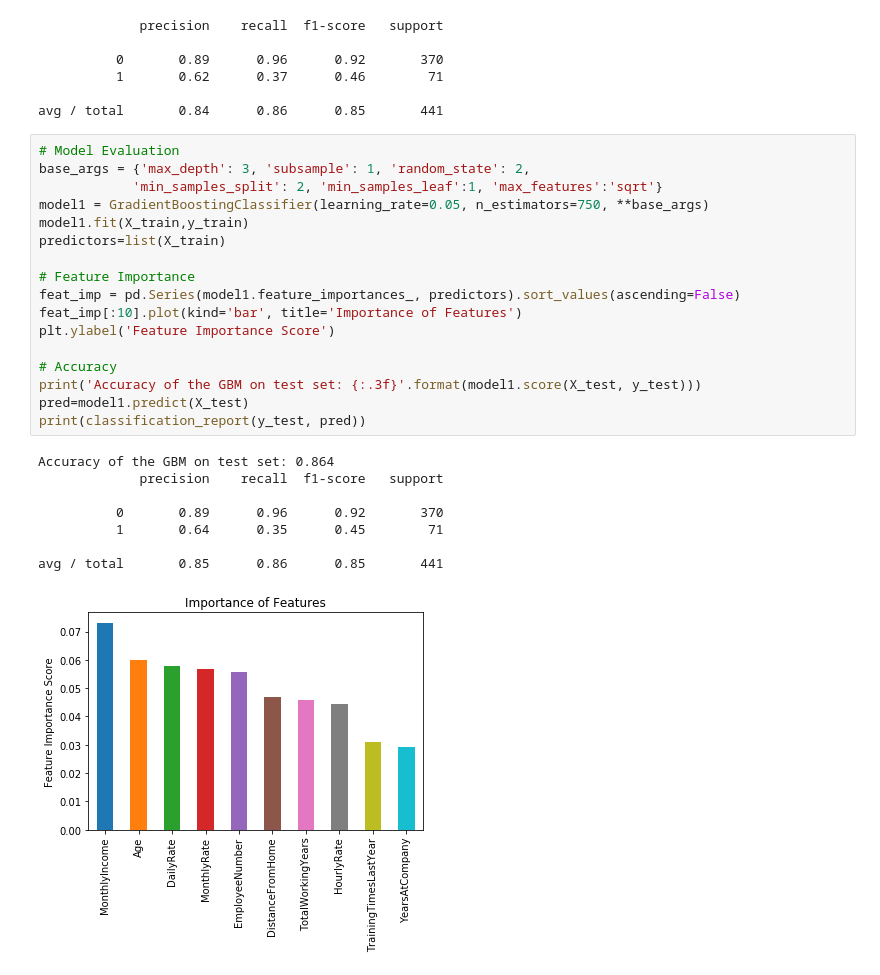
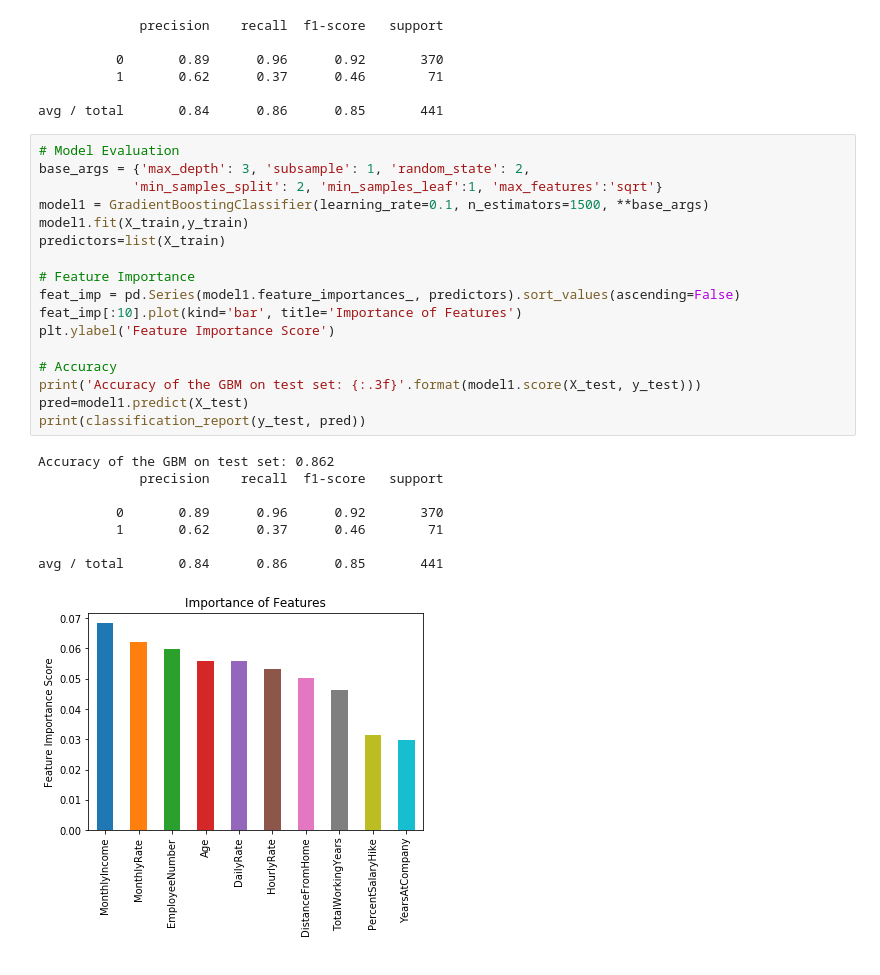
Before and after one commit to tonnykwon/naver-project, a Jupyter notebook: gbm_kwon.ipynb, the cells around one changed output. Saved outputs shown, nothing was run; the diff lists cells and outputs as text.

```diff
--- a/gbm_kwon.ipynb
+++ b/gbm_kwon.ipynb
@@ -108,28 +108,28 @@ avg / total       0.84      0.86      0.85       441
 # %%
 # Model Evaluation
 base_args = {'max_depth': 3, 'subsample': 1, 'random_state': 2,
             'min_samples_split': 2, 'min_samples_leaf':1, 'max_features':'sqrt'}
-model1 = GradientBoostingClassifier(learning_rate=0.05, n_estimators=750, **base_args)
+model1 = GradientBoostingClassifier(learning_rate=0.1, n_estimators=1500, **base_args)
 model1.fit(X_train,y_train)
 predictors=list(X_train)
 
 # Feature Importance
 feat_imp = pd.Series(model1.feature_importances_, predictors).sort_values(ascending=False)
 feat_imp[:10].plot(kind='bar', title='Importance of Features')
 plt.ylabel('Feature Importance Score')
 
 # Accuracy
 print('Accuracy of the GBM on test set: {:.3f}'.format(model1.score(X_test, y_test)))
 pred=model1.predict(X_test)
 print(classification_report(y_test, pred))
 # %% [output]
-Accuracy of the GBM on test set: 0.864
+Accuracy of the GBM on test set: 0.862
              precision    recall  f1-score   support
 
           0       0.89      0.96      0.92       370
-          1       0.64      0.35      0.45        71
+          1       0.62      0.37      0.46        71
 
-avg / total       0.85      0.86      0.85       441
+avg / total       0.84      0.86      0.85       441
-[figure, old version]
+[figure, new version]
 # %%
 # Tuning parameters - min sample splits, min sample leaf
```
Also changed, not shown: parts of 3 cells of this notebook, 1 other file.
